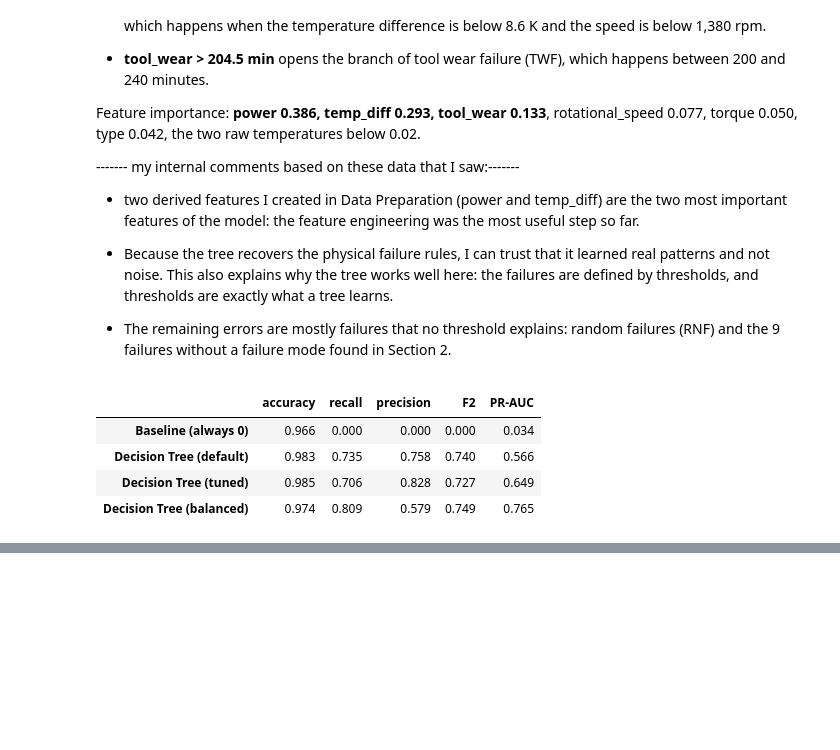
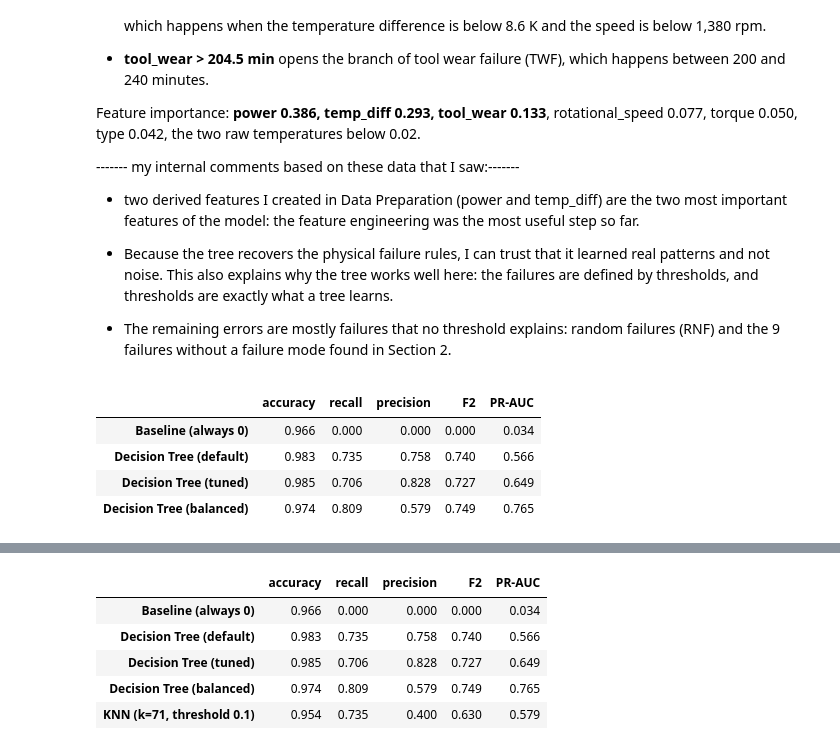
Before and after one commit to serraozkasap/ml-ai4i-predictive-maintenance, a Jupyter notebook: ai4i_predictive_maintenance.ipynb, the cells around one changed output, grey strips where cells are left out. Cells and saved outputs as stored; diff of their text form; code cells hidden in the pictures; blank space fills up the shorter version.

```diff
--- a/ai4i_predictive_maintenance.ipynb
+++ b/ai4i_predictive_maintenance.ipynb
@@ -917,0 +1109,10 @@ pd.DataFrame(results).T.round(3)
+# %%
+#running comparison table after best decision of k=71 in KNN
+pd.DataFrame(results).T.round(3)
+# %% [output]
+|  | accuracy | recall | precision | F2 | PR-AUC |
+| Baseline (always 0) | 0.966 | 0.000 | 0.000 | 0.000 | 0.034 |
+| Decision Tree (default) | 0.983 | 0.735 | 0.758 | 0.740 | 0.566 |
+| Decision Tree (tuned) | 0.985 | 0.706 | 0.828 | 0.727 | 0.649 |
+| Decision Tree (balanced) | 0.974 | 0.809 | 0.579 | 0.749 | 0.765 |
+| KNN (k=71, threshold 0.1) | 0.954 | 0.735 | 0.400 | 0.630 | 0.579 |
```
Also changed, not shown: parts of 8 cells of this notebook.
